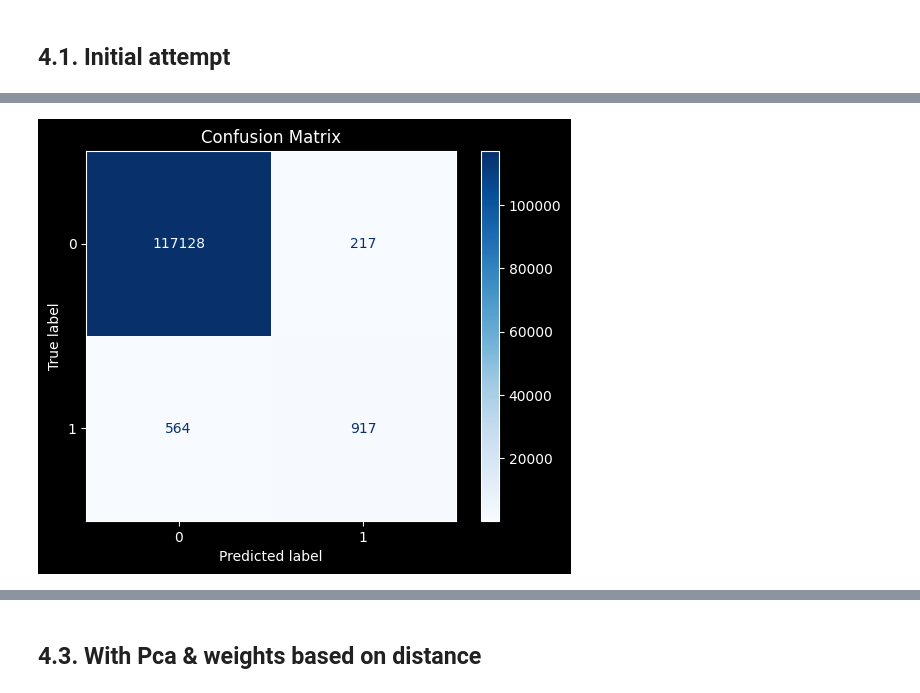
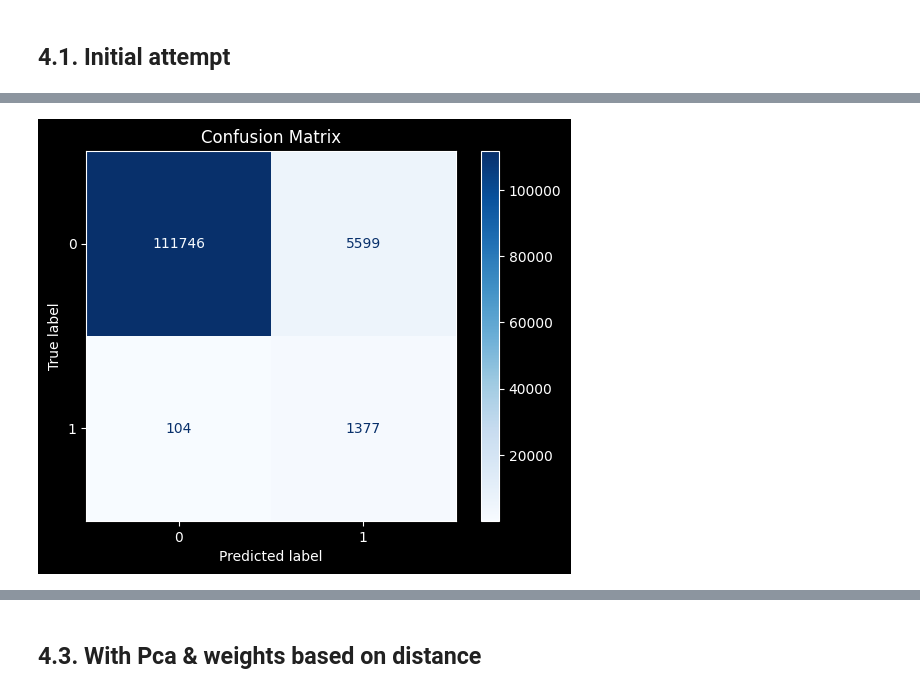
Before and after one commit to koutsompinask/MSC, a Jupyter notebook: semester B/Python/assignment/classification.ipynb, the cells around one changed output, grey strips where cells are left out. Cells and saved outputs as stored; diff of their text form; code cells hidden in the pictures.

```diff
--- a/semester B/Python/assignment/classification.ipynb
+++ b/semester B/Python/assignment/classification.ipynb
@@ -289,0 +298,3 @@ recall_df.sort_values(by='recall', ascending=False)
+# %%
+recall_df = findBestKBasedOnRecall('results/recall_dict_basic.csv', X_train, y_train, X_valid, y_valid)
+recall_df
@@ -290,5 +339,6 @@ recall_df.sort_values(by='recall', ascending=False)
 # %%
-k = 3  # Number of neighbours
+# get the best k value
+k = recall_df.index[0]  # Number of neighbours
 
 # name that we gave to the "algo" instance
 neighbours_clf = KNeighborsClassifier(n_neighbors=k)
@@ -341,16 +382,0 @@ if os.path.exists('results/recall_dict_pca.csv'):
-# %%
-if len(recall_dict_pca) == 0:
-    # Loop over different values of k
-    for k in range(2, 21):
-        start_time = time.time()
-        # Setup a k-NN Classifier with k neighbors: knn
-        knn_clf = KNeighborsClassifier(n_neighbors=k)
-
-        # Fit the classifier to the training data
-        knn_clf.fit(X_train_pca, y_train)
-
-        #Compute recall on the test set
-        recall_dict_pca[k] = recall_score(y_valid, knn_clf.predict(X_valid_pca))
-        elapsed_time = time.time() - start_time
-        print(f"Recall for k={k}: {recall_dict_pca[k]} Elapsed time: {elapsed_time:.2f} seconds")
-        #write the recall dict to file
@@ -378,0 +383,2 @@ recall_pca_df.sort_values(by='recall', ascending=False)
+# %%
+recall_df = findBestKBasedOnRecall('results/recall_dict_pca.csv', X_train_pca, y_train, X_valid_pca, y_valid)
@@ -379,19 +407,20 @@ recall_pca_df.sort_values(by='recall', ascending=False)
 # %%
-k = 3  # Number of neighbours
+# get the best k value
+k = recall_df.index[0]  # Number of neighbours
 
 # name that we gave to the "algo" instance
 neighbours_clf_pca = KNeighborsClassifier(n_neighbors=k)
 # Fit the model on the training set
 neighbours_clf_pca.fit(X_train_pca, y_train)
 
 #show results on the test set
 confMat = confusion_matrix(y_test, neighbours_clf_pca.predict(X_test_pca))
 confusion_matrix_display = ConfusionMatrixDisplay(confMat, display_labels=neighbours_clf_pca.classes_)
 confusion_matrix_display.plot(cmap='Blues')
 plt.title('Confusion Matrix')
 plt.show()
 # %% [output]
-[figure, old version]
+[figure, new version]
 # %%
 #print accuracy, precision, recall, f1 score
 print(f"Accuracy: {accuracy_score(y_test, neighbours_clf_pca.predict(X_test_pca)):.2f}")
```
Also changed, not shown: parts of 31 cells of this notebook, 4 other files.
